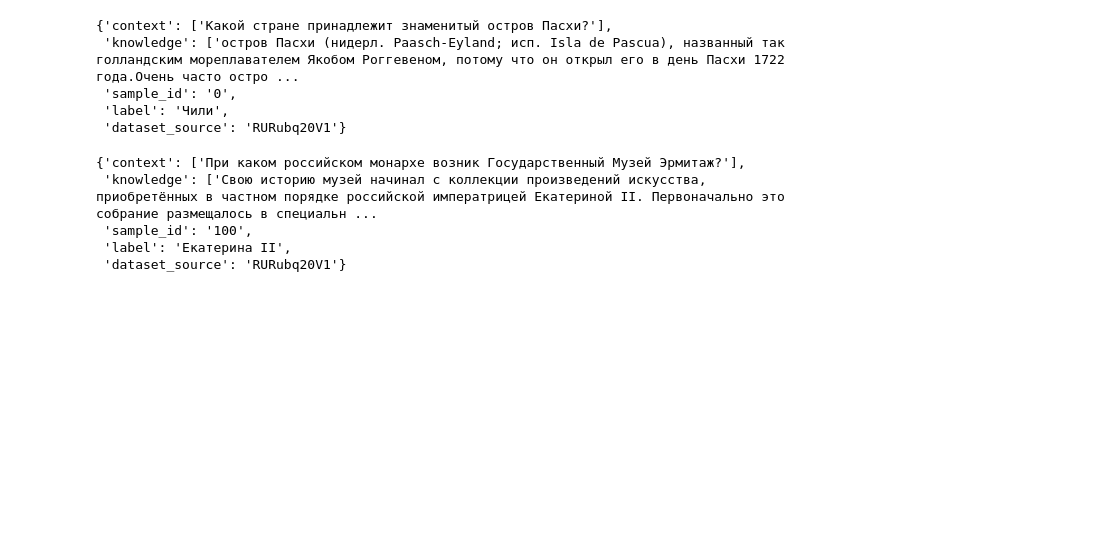
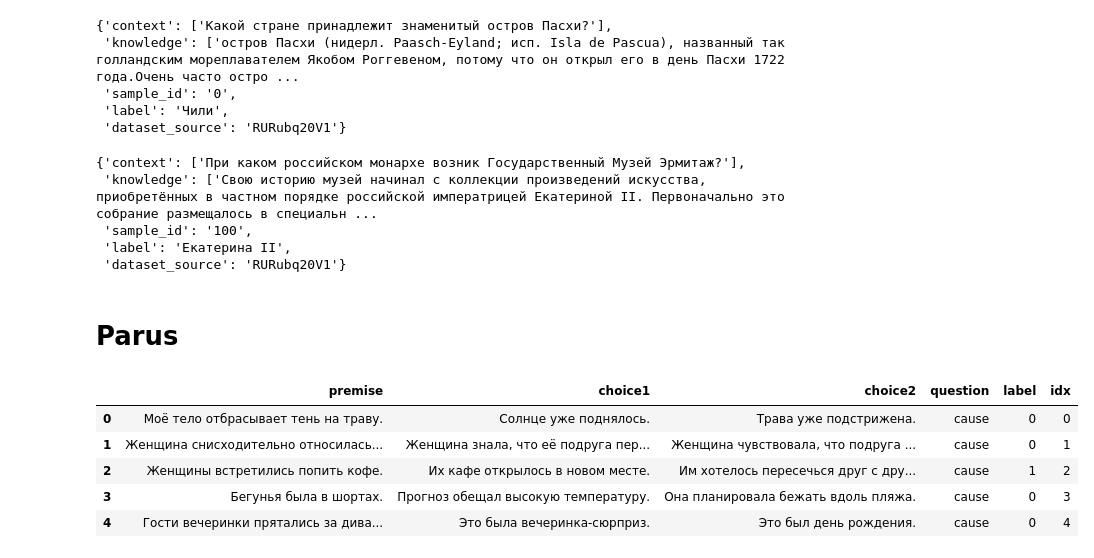
Before and after one commit to dmitrymailk/persona_bot, a Jupyter notebook: dimweb_persona_bot/sandboxes/ru_chat_bot_corpus_creation_sandbox.ipynb, the cells around one changed output. Drawn from its saved outputs; the diff is of its cells as text; code cells hidden in the pictures; blank space fills up the shorter version.

```diff
--- a/dimweb_persona_bot/sandboxes/ru_chat_bot_corpus_creation_sandbox.ipynb
+++ b/dimweb_persona_bot/sandboxes/ru_chat_bot_corpus_creation_sandbox.ipynb
@@ -279,3 +279,5 @@ dataset[100]
  'sample_id': '100',
  'label': 'Екатерина II',
  'dataset_source': 'RURubq20V1'}
+# %% [markdown]
+# Parus
@@ -281,0 +296,9 @@ dataset[100]
+# %%
+pd.read_csv("./datasets/parus/parus.csv").head()
+# %% [output]
+|  | premise | choice1 | choice2 | question | label | idx |
+| 0 | Моё тело отбрасывает тень на траву. | Солнце уже поднялось. | Трава уже подстрижена. | cause | 0 | 0 |
+| 1 | Женщина снисходительно относилась... | Женщина знала, что её подруга пер... | Женщина чувствовала, что подруга ... | cause | 0 | 1 |
+| 2 | Женщины встретились попить кофе. | Их кафе открылось в новом месте. | Им хотелось пересечься друг с дру... | cause | 1 | 2 |
+| 3 | Бегунья была в шортах. | Прогноз обещал высокую температуру. | Она планировала бежать вдоль пляжа. | cause | 0 | 3 |
+| 4 | Гости вечеринки прятались за дива... | Это была вечеринка-сюрприз. | Это был день рождения. | cause | 0 | 4 |
```
Also changed, not shown: parts of 6 cells of this notebook, 4 other files.
